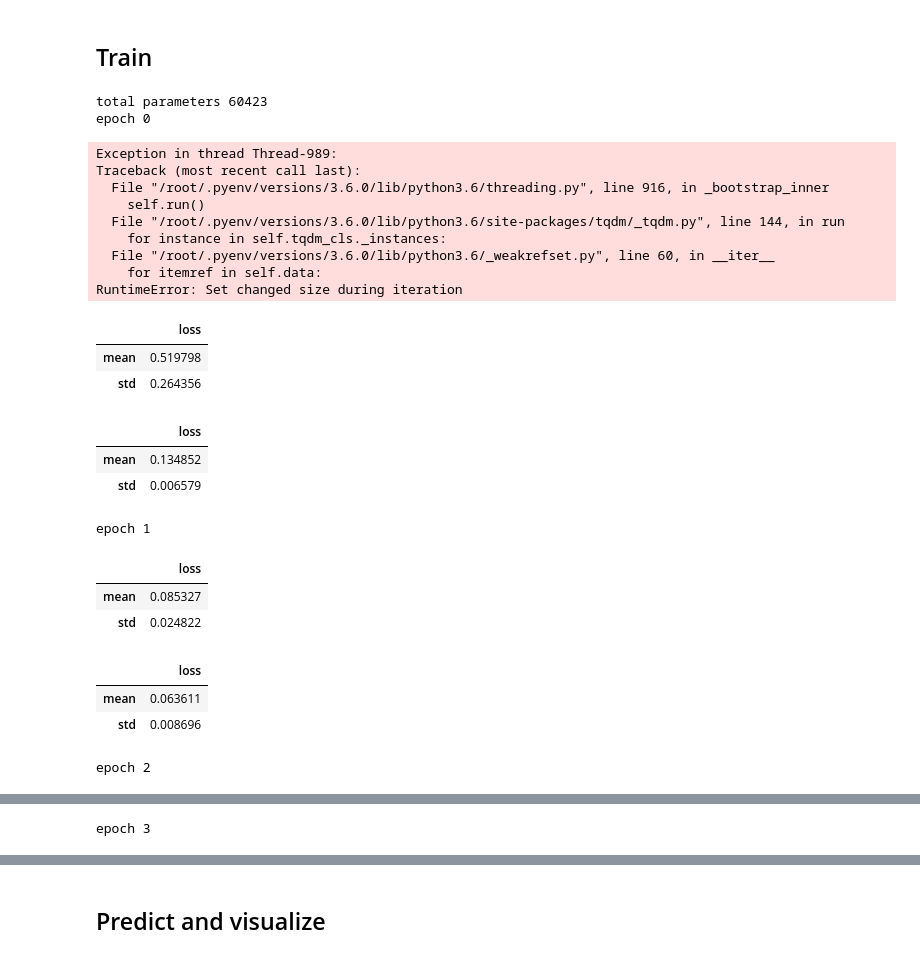
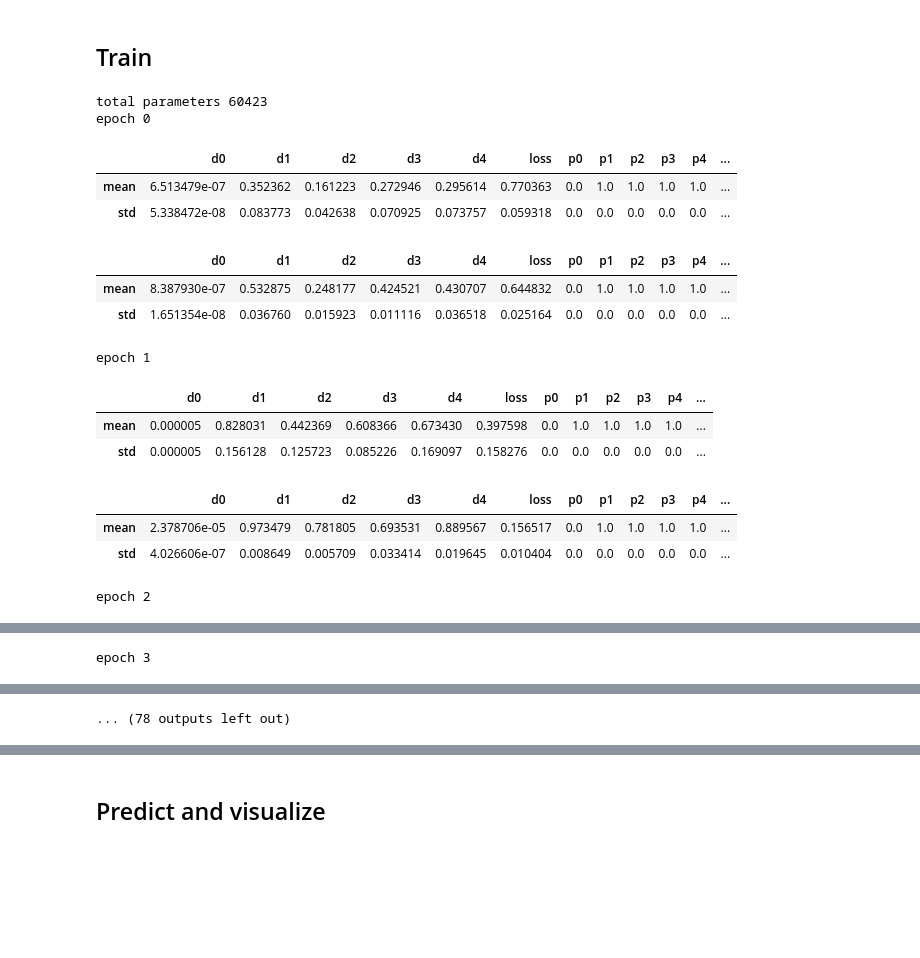
Before and after one commit to windj007/tablex-dataset, a Jupyter notebook: box_based_pytorch.ipynb, the cells around one changed output, grey strips where cells are left out. Cells and saved outputs as stored; diff of their text form; code cells hidden in the pictures; blank space fills up the shorter version.

```diff
--- a/box_based_pytorch.ipynb
+++ b/box_based_pytorch.ipynb
@@ -167,13 +176,11 @@ class UNet(nn.Module):
     def forward(self, x):
         enc_conv_outs = []
         enc_pool_outs = [x]
-        enc_pool_idx = []
         for enc_conv in self.encoder:
             cur_conv_out = enc_conv(enc_pool_outs[-1])
             enc_conv_outs.append(cur_conv_out)
             cur_pool_out = F.max_pool2d(cur_conv_out, (2, 2))
             enc_pool_outs.append(cur_pool_out)
-            enc_pool_idx.append(cur_pool_idx)
 
         cur_out = self.bottleneck(enc_pool_outs[-1])
 
@@ -191,32 +253,27 @@ class UNet(nn.Module):
 # %%
 def mcuda(x, cuda):
     return x.cuda() if cuda else x
+
+
+def npten(arr, cuda):
+    return mcuda(torch.from_numpy(arr), cuda)
 
 
 def npvar(arr, cuda):
     return mcuda(Variable(torch.from_numpy(arr)), cuda)
 
 
-def dice_loss(pred, target):
-    smooth = 1.
-
-    pflat = pred.view(-1)
-    tflat = target.view(-1)
-    intersection = (pflat * tflat).sum()
-
-    return 1 - ((2. * intersection + smooth) /
-                (pflat.sum() + tflat.sum() + smooth))
-
-
-def run_network(network, generator, num_batches, criterion=dice_loss, optimizer=None, cuda=True):
+def run_network(network, generator, num_batches, optimizer=None, cuda=True):
     metrics = []
     gen_iter = iter(generator)
     for _ in tqdm.tqdm(range(num_batches)):
-        image_ids, images, mask, boxes = next(gen_iter)
+        image_ids, images, mask, loss_weights, boxes = next(gen_iter)
         mask_var = npvar(mask, cuda)
+        loss_weights_var = npvar(loss_weights, cuda)
+
         cur_out = network(npvar(images, cuda))
 
-        loss = criterion(cur_out, mask_var)
+        loss = dice_loss(cur_out, mask_var)
 
         if optimizer:
             optimizer.zero_grad()
@@ -225,57 +282,53 @@ def run_network(network, generator, num_batches, criterion=dice_loss, optimizer=
             optimizer.step()
 
         cur_metrics = { 'loss' : loss.data[0] }
+        for name, func in METRICS.items():
+            metric_value = func(cur_out, mask_var).cpu().data.numpy()
+            cur_metrics.update((name+str(i), v) for i, v in enumerate(metric_value))
         metrics.append(cur_metrics)
     return metrics
 # %%
-%%prun
-EPOCHS_NUM = 10
-BATCHES_PER_EPOCH_TRAIN = 200
-BATCHES_PER_EPOCH_VAL = 20
+EPOCHS_NUM = 30
+BATCHES_PER_EPOCH_TRAIN = 100
+BATCHES_PER_EPOCH_VAL = 10
 
 BATCH_SIZE = 8
 train_gen = data_gen(train_image_ids, imgaug_pipeline, batch_size=BATCH_SIZE)
 val_gen = data_gen(val_image_ids, imgaug_pipeline, batch_size=BATCH_SIZE)
 
-net = UNet(first_conv_channels=8, depth=3, enc_dilations=[1]).cuda()
+net = UNet(first_conv_channels=
+           8, depth=3, enc_dilations=[1]).cuda()
 optimizer = Adam(net.parameters())
 print('total parameters', sum(numpy.product(p.size()) for p in net.parameters()))
 
 train_metrics = []
 val_metrics = []
 for epoch in range(EPOCHS_NUM):
     print('epoch', epoch)
+    net.train()
     cur_train_metrics = run_network(net, train_gen, BATCHES_PER_EPOCH_TRAIN,
                                     optimizer=optimizer)
     train_metrics.extend(cur_train_metrics)
     display(pandas.DataFrame(cur_train_metrics).describe().loc[['mean', 'std']])
 
+    net.eval()
     cur_val_metrics = run_network(net, val_gen, BATCHES_PER_EPOCH_VAL)
     val_metrics.extend(cur_val_metrics)
     display(pandas.DataFrame(cur_val_metrics).describe().loc[['mean', 'std']])
 # %% [output]
 total parameters 60423
 epoch 0
-Exception in thread Thread-989:
-Traceback (most recent call last):
-  File "/root/.pyenv/versions/3.6.0/lib/python3.6/threading.py", line 916, in _bootstrap_inner
-    self.run()
-  File "/root/.pyenv/versions/3.6.0/lib/python3.6/site-packages/tqdm/_tqdm.py", line 144, in run
-    for instance in self.tqdm_cls._instances:
-  File "/root/.pyenv/versions/3.6.0/lib/python3.6/_weakrefset.py", line 60, in __iter__
-    for itemref in self.data:
-RuntimeError: Set changed size during iteration
-|  | loss |
-| mean | 0.519798 |
-| std | 0.264356 |
+|  | d0 | d1 | d2 | d3 | d4 | loss | p0 | p1 | p2 | p3 | p4 | ... |
+| mean | 6.513479e-07 | 0.352362 | 0.161223 | 0.272946 | 0.295614 | 0.770363 | 0.0 | 1.0 | 1.0 | 1.0 | 1.0 | ... |
+| std | 5.338472e-08 | 0.083773 | 0.042638 | 0.070925 | 0.073757 | 0.059318 | 0.0 | 0.0 | 0.0 | 0.0 | 0.0 | ... |
-|  | loss |
-| mean | 0.134852 |
-| std | 0.006579 |
+|  | d0 | d1 | d2 | d3 | d4 | loss | p0 | p1 | p2 | p3 | p4 | ... |
+| mean | 8.387930e-07 | 0.532875 | 0.248177 | 0.424521 | 0.430707 | 0.644832 | 0.0 | 1.0 | 1.0 | 1.0 | 1.0 | ... |
+| std | 1.651354e-08 | 0.036760 | 0.015923 | 0.011116 | 0.036518 | 0.025164 | 0.0 | 0.0 | 0.0 | 0.0 | 0.0 | ... |
-epoch 1
+epoch 1
-|  | loss |
-| mean | 0.085327 |
-| std | 0.024822 |
+|  | d0 | d1 | d2 | d3 | d4 | loss | p0 | p1 | p2 | p3 | p4 | ... |
+| mean | 0.000005 | 0.828031 | 0.442369 | 0.608366 | 0.673430 | 0.397598 | 0.0 | 1.0 | 1.0 | 1.0 | 1.0 | ... |
+| std | 0.000005 | 0.156128 | 0.125723 | 0.085226 | 0.169097 | 0.158276 | 0.0 | 0.0 | 0.0 | 0.0 | 0.0 | ... |
-|  | loss |
-| mean | 0.063611 |
-| std | 0.008696 |
+|  | d0 | d1 | d2 | d3 | d4 | loss | p0 | p1 | p2 | p3 | p4 | ... |
+| mean | 2.378706e-05 | 0.973479 | 0.781805 | 0.693531 | 0.889567 | 0.156517 | 0.0 | 1.0 | 1.0 | 1.0 | 1.0 | ... |
+| std | 4.026606e-07 | 0.008649 | 0.005709 | 0.033414 | 0.019645 | 0.010404 | 0.0 | 0.0 | 0.0 | 0.0 | 0.0 | ... |
-epoch 2
+epoch 2
@@ -287,0 +341 @@ epoch 2
+epoch 3
@@ -288,4 +348,4 @@ epoch 2
-epoch 3
+... (78 outputs left out)
 # %%
 train_metrics = pandas.DataFrame(train_metrics)
 val_metrics = pandas.DataFrame(val_metrics)
```
Also changed, not shown: parts of 13 cells of this notebook.
